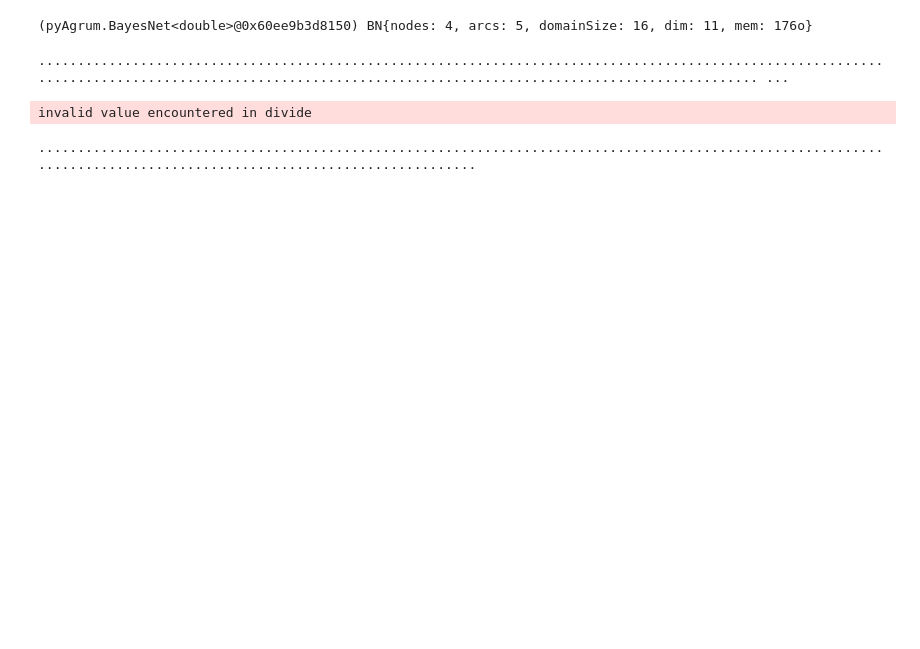
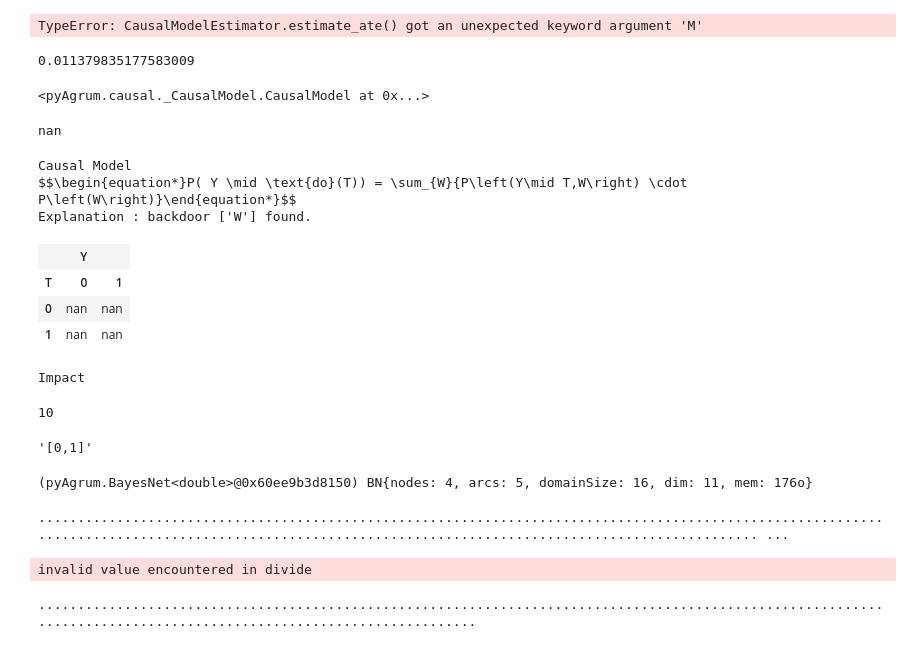
Before and after one commit to ThierryRioual/CausalEffectEstimation, a Jupyter notebook: estimation_class/estimator_test.ipynb, the cells around one changed output. Cells and saved outputs as stored; diff of their text form; code cells hidden in the pictures; blank space fills up the shorter version.

Commit message:
new_estimators

```diff
--- a/estimation_class/estimator_test.ipynb
+++ b/estimation_class/estimator_test.ipynb
@@ -345,0 +189,23 @@ plt.show()
+# %%
+def generate_FD(n=10000):
+    W = np.random.normal(1,1,n)
+    T = np.random.binomial(1, np.power(1+np.exp(-W), -1))
+    M = np.random.normal(T,1,n)*2
+    Y = M + W
+    return pd.DataFrame({"W": W, "T": T, "M":M, "Y":Y, "U":0}, index=np.arange(0,n))
+
+dfFD = generate_FD(100000)
+# %%
+disc = skbn.BNDiscretizer()
+bn3 = disc.discretizedBN(dfFD)
+
+bn3.addArc("T", "M")
+bn3.addArc("M", "Y")
+#bn3.addArc("W", "T")
+#bn3.addArc("W", "Y")
+
+#bn3.addArc("U", "T")
+#bn3.addArc("U", "M")
+#bn3.addArc("U", "Y")
+
+bn3
@@ -345,0 +240,46 @@ plt.show()
+# %%
+po.estimateCausalEffect()
+# %% [output]
+TypeError: CausalModelEstimator.estimate_ate() got an unexpected keyword argument 'M'
+# %%
+bn3.eraseArc("W", "T")
+ie = gum.LazyPropagation(bn3)
+
+ie.addEvidence("T",1)
+c1 = ie.posterior("Y")
+
+ie.chgEvidence("T",0)
+c0 = ie.posterior("Y")
+diff = c1 - c0
+ate = diff.expectedValue(lambda d : diff.variable(0).numerical(d[diff.variable(0).name()]))
+bn3.addArc("W", "T")
+# %%
+ate
+# %% [output]
+0.011379835177583009
+# %%
+cslbn3 = csl.CausalModel(bn3)
+#cslbn3.eraseCausalArc("W","T")
+#cslbn3.eraseCausalArc("W","Y")
+#cslbn3.addLatentVariable("U", ("T", "Y"))
+cslbn3
+# %% [output]
+<pyAgrum.causal._CausalModel.CausalModel at 0x...>
+# %%
+_, c0, _ = csl.causalImpact(cm=cslbn3, doing=T, on=y, values={T:0})
+_, c1, _ = csl.causalImpact(cm=cslbn3, doing=T, on=y, values={T:1})
+diff = c1 - c0
+diff.expectedValue(lambda d : diff.variable(0).numerical(d[diff.variable(0).name()]))
+# %% [output]
+nan
+# %%
+cslnb.showCausalImpact(cslbn3, doing="T", on="Y")
+# %% [output]
+Causal Model
+$$\begin{equation*}P( Y \mid \text{do}(T)) = \sum_{W}{P\left(Y\mid T,W\right) \cdot P\left(W\right)}\end{equation*}$$
+Explanation : backdoor ['W'] found.
+|  | Y |  |
+| T | 0 | 1 |
+| 0 | nan | nan |
+| 1 | nan | nan |
+Impact
@@ -346,3 +288,12 @@ plt.show()
+# %%
+empty_bn.variable("X1").domainSize()
+# %% [output]
+10
+# %%
+d = cslbn2.causalBN().variable("X3").domain()
+d
+# %% [output]
+'[0,1]'
 # %%
 gum.fastBN("X->T->Z;X->Y->Z;T->Y")
 # %% [output]
```
Also changed, not shown: parts of 52 cells of this notebook, 5 other files.
